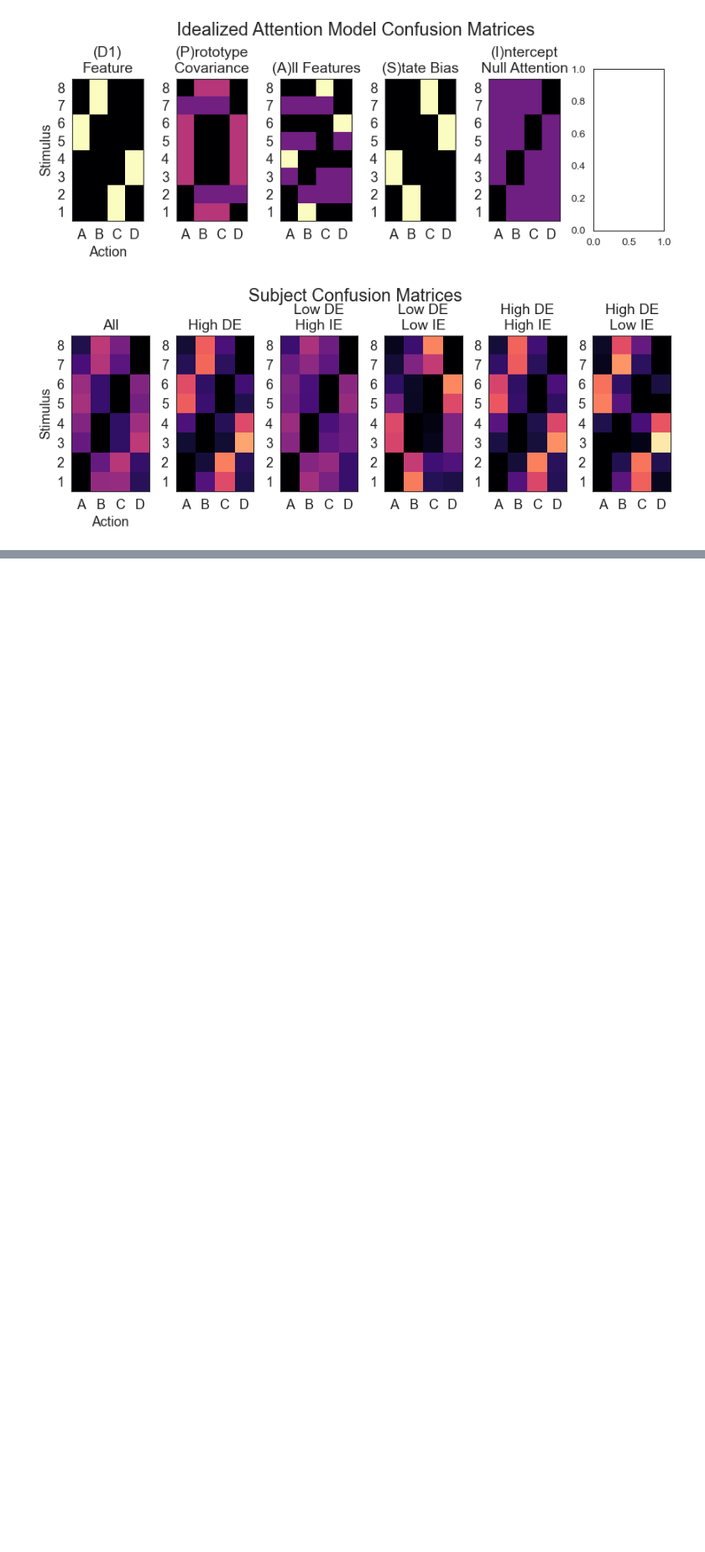
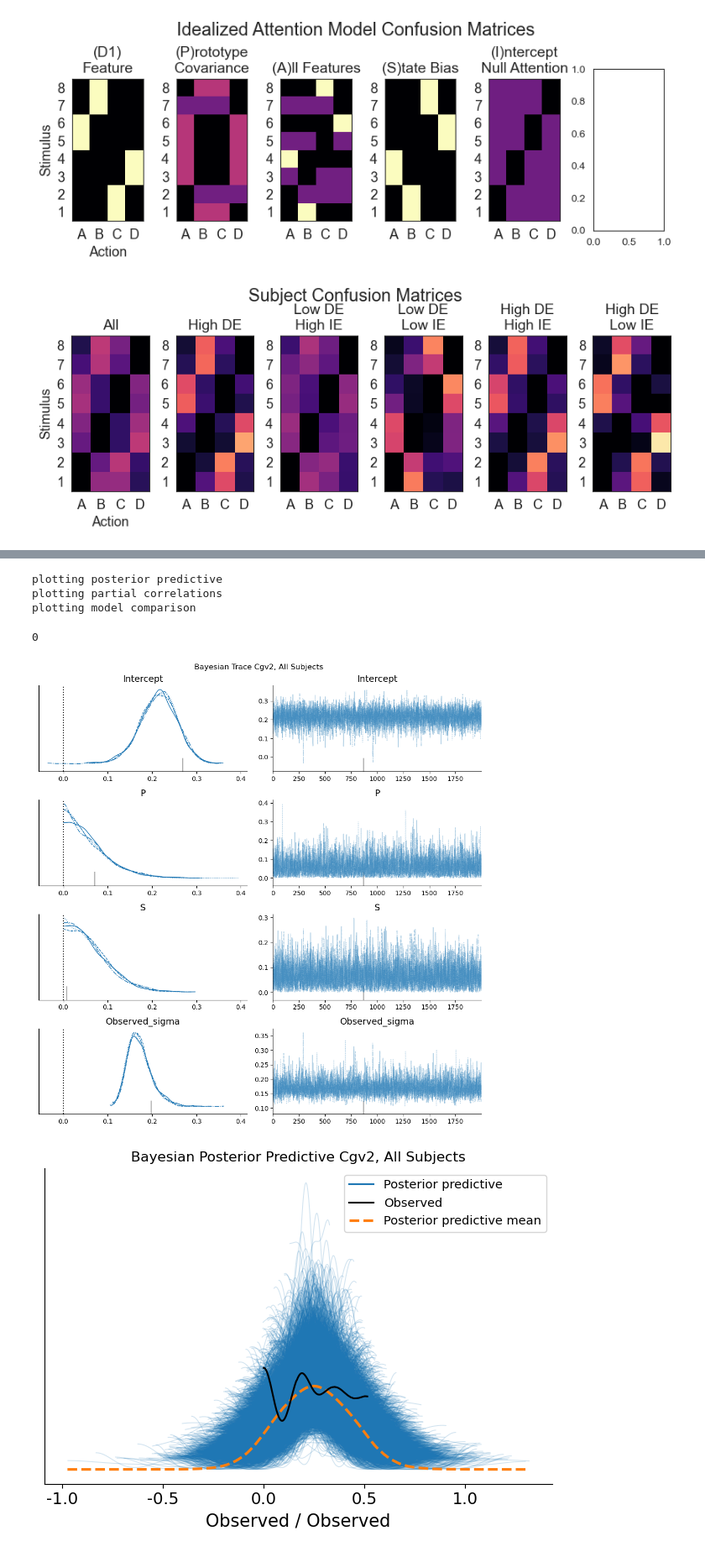
Before and after one commit to murraylab/instrumentalLatentStateLearning, a Jupyter notebook: subjects/subjectbehavioranalysis.ipynb, the cells around one changed output, grey strips where cells are left out. Shown at 84% size. Saved outputs shown, nothing was run; the diff lists cells and outputs as text; code cells hidden in the pictures; blank space fills up the shorter version.

```diff
--- a/subjects/subjectbehavioranalysis.ipynb
+++ b/subjects/subjectbehavioranalysis.ipynb
@@ -334,0 +435,30 @@ plt.show()
+# %%
+subjects = 'all'
+
+if subjects == 'all':
+    indx_subjects = np.ones(len(indx_de)).astype(bool)
+elif subjects == 'de':
+    indx_subjects = indx_de
+elif subjects == 'de_ie':
+    indx_subjects = indx_de * indx_ie
+elif subjects == 'de_lie':
+    indx_subjects = indx_de * (indx_ie<1)
+elif subjects == 'lde':
+    indx_subjects = indx_de<1
+elif subjects == 'lde_ie':
+    indx_subjects = (indx_de<1) * indx_ie
+elif subjects == 'lde_lie':
+    indx_subjects = (indx_de<1) * (indx_ie<1)
+
+# Variables to fit to the behavioral data
+# fit_vars = ['D','P','A'] # Discriminative, prototype, all-features
+fitvars = ['P','S'] # Prototype, state_bias
+
+fit_dict = fitBayesianWithAssessment(confusion_matrix,context_gen_version=1,priors='half_normal',fitvars=fitvars,
+                              conf_mat_method='winner',experimental_set='humans',cores=None,fit_init='adapt_diag')
+
+print('Saving fit results')
+data_dir = 'subjects/data/fit_results/'
+data_file_name = 'bayesian_fit_analysis_cgv2'
+with open(os.path.join(data_dir, f'{data_file_name}_{"".join(fitvars)}_{subjects}.pickle'), 'wb') as buff:
+    pickle.dump(fit_dict,buff)
@@ -334,0 +503,20 @@ plt.show()
+# %%
+# print('Loading fit results')
+# data_dir = 'subjects/data/fit_results/'
+# data_file_name = 'bayesian_fit_analysis_cgv2_PS_all'
+fig_dir = 'plots/subjects'
+# subjects = 'all'
+
+# with open(os.path.join(data_dir, f'{data_file_name}.pickle'), 'rb') as buff:
+#     fit_dict = pickle.load(buff)
+
+plotBayesianWithAssessment(fit_dict['fitted_dict'], fit_dict['df_compare'], fit_dict['pcorr_samples'],
+                                fig_dir=fig_dir, ttl_base=f'CGv2, {subjects} Subjects',
+                                extension='svg')
+# %% [output]
+plotting posterior predictive
+plotting partial correlations
+plotting model comparison
+0
+[figure, added]
+[figure, added]
```
Also changed, not shown: parts of 14 cells of this notebook, 2 other files.
